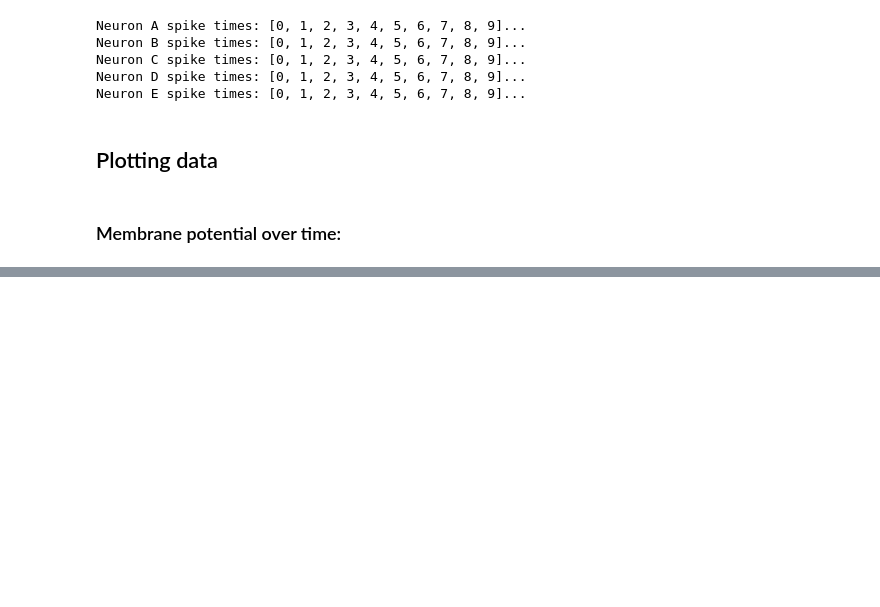
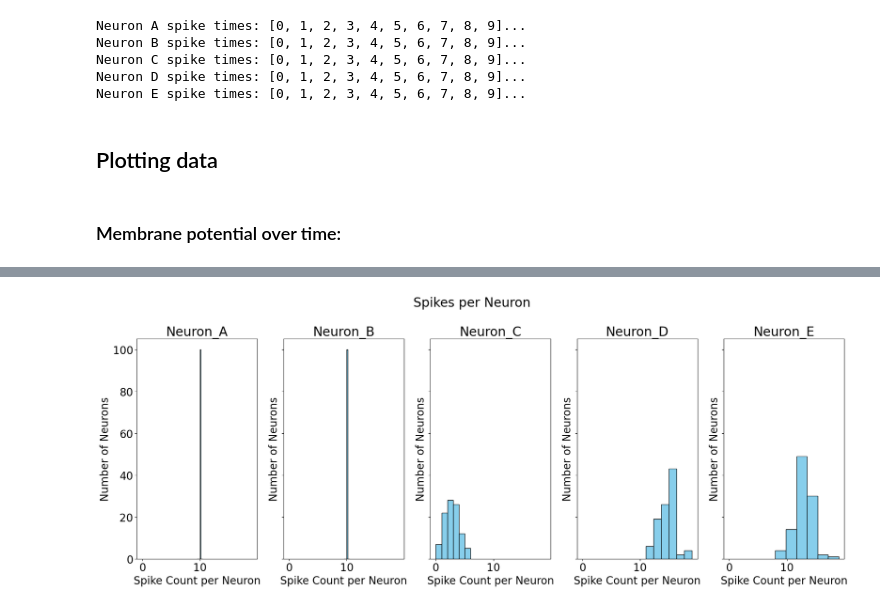
Before and after one commit to Nerfworm/IFneuron-model, a Jupyter notebook: modeling-tool-prototype.ipynb, the cells around one changed output, grey strips where cells are left out. Cells and saved outputs as stored; diff of their text form; code cells hidden in the pictures; blank space fills up the shorter version.

```diff
--- a/modeling-tool-prototype.ipynb
+++ b/modeling-tool-prototype.ipynb
@@ -327,0 +328,27 @@ for NeuronNetwork(sim) in simulations:
+# %%
+def get_spikes_per_neuron(all_simulations:list):
+    spike_counts = []
+    for i, neuron_id in enumerate(all_simulations[0].get_all_neuron_ids()):
+        spike_counts.append([])
+        for sim in all_simulations:
+            spike_counts[i].append(len(sim.get_neuron_spike_times_ms(neuron_id)))
+    return spike_counts
+# %%
+def plot_spikes_per_neuron(spikes_per_neuron:list, all_neuron_ids:list):
+    fig, ax = plt.subplots(1, len(all_neuron_ids), sharex=True, sharey=True, figsize=(20, 8))
+    plt.rc('font', size=20)
+    fig.suptitle('Spikes per Neuron')
+
+    for i, neuron_id in enumerate(all_neuron_ids):
+        ax[i].hist(spikes_per_neuron[i], bins=6, color='skyblue', edgecolor='black')
+        ax[i].set_title(f'{neuron_id}')
+        ax[i].set_xlabel('Spike Count per Neuron')
+        ax[i].set_ylabel('Number of Neurons')
+
+    fig.tight_layout()
+    plt.show()
+# %%
+plot_spikes_per_neuron(get_spikes_per_neuron(all_simulations),
+                       all_simulations[0].get_all_neuron_ids())
+# %% [output]
+[figure, added]
```
Also changed, not shown: parts of 12 cells of this notebook.
